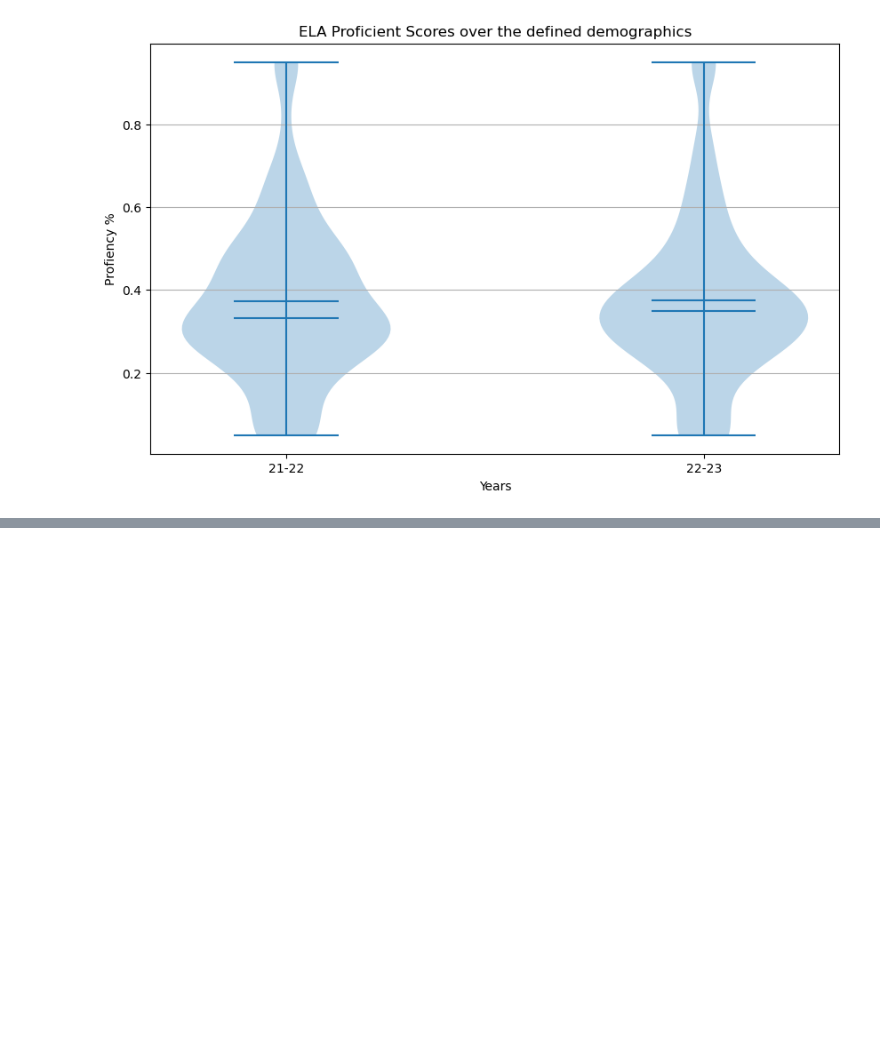
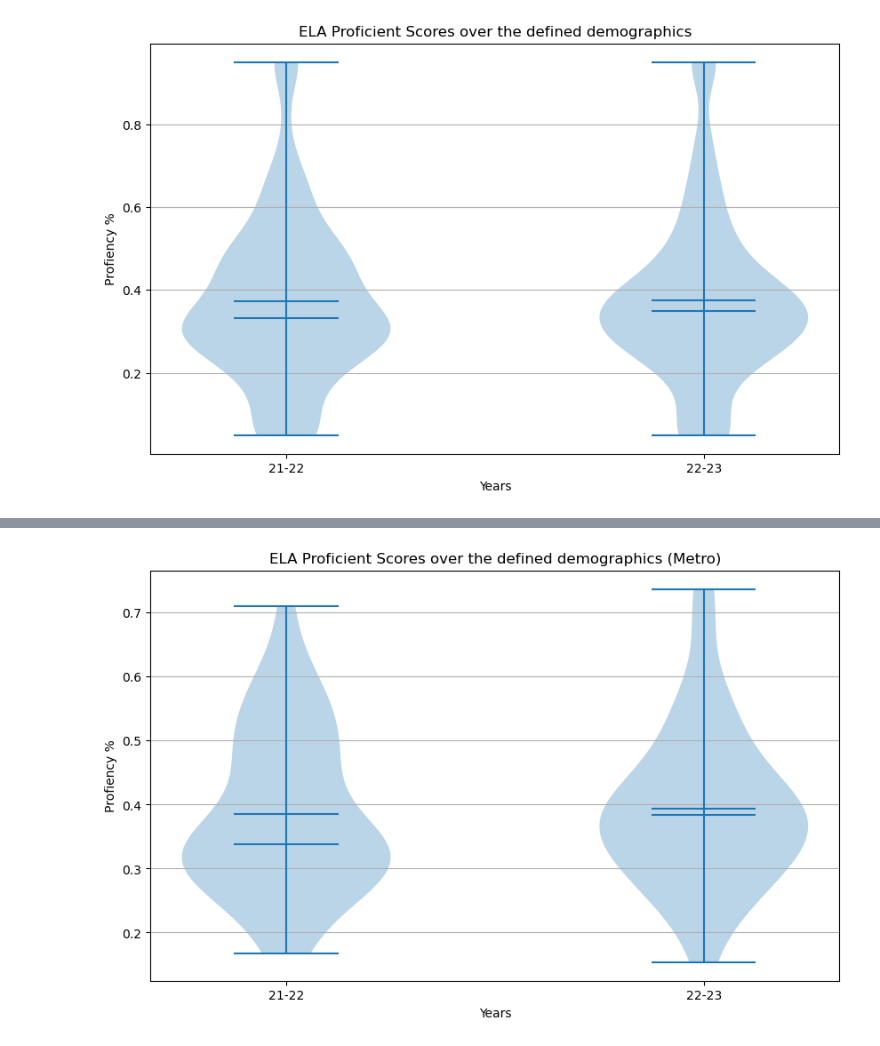
Before and after one commit to RussoLucas/atena, a Jupyter notebook: analysis/overview-ela.ipynb, the cells around one changed output, grey strips where cells are left out. Cells and saved outputs as stored; diff of their text form; code cells hidden in the pictures; blank space fills up the shorter version.

Commit message:
feat: finishing the country-side and metro graphs

```diff
--- a/analysis/overview-ela.ipynb
+++ b/analysis/overview-ela.ipynb
@@ -91,3 +91,14 @@ ax.yaxis.grid(True)
 plt.show()
 # %% [output]
 [figure]
+# %%
+from constants import GROUPS_TO_INCLUDE, METRO
+
+df22_by_groups = df22[df22['Group'].isin(GROUPS_TO_INCLUDE)]
+metro22 = df22_by_groups[df22_by_groups['State or District'].isin(METRO)]
+
+df23_by_groups = df23[df23['Group'].isin(GROUPS_TO_INCLUDE)]
+metro23 = df23_by_groups[df23_by_groups['State or District'].isin(METRO)]
+# %%
+raw_metro_profficiency22 = pd.to_numeric(metro22['ELAProficient']).dropna()
+raw_metro_profficiency23 = pd.to_numeric(metro23['ELAProficient']).dropna()
@@ -93,0 +157,25 @@ plt.show()
+# %%
+import matplotlib.pyplot as plt
+
+data_to_plot22 = raw_metro_profficiency22
+data_to_plot23 = raw_metro_profficiency23
+
+# Create violin plot
+fig, ax = plt.subplots(figsize=(10, 6))
+ax.violinplot([data_to_plot22, data_to_plot23], showmeans=True, showmedians=True)
+
+# Customize plot appearance
+ax.set_title('ELA Proficient Scores over the defined demographics (Metro)')
+ax.set_xlabel('Years')
+ax.set_ylabel('Profiency %')
+
+# Add labels to violin plots
+ax.set_xticks([1,2])
+ax.set_xticklabels(['21-22', '22-23'])
+
+# Add grid lines
+ax.yaxis.grid(True)
+
+plt.show()
+# %% [output]
+[figure, added]
```
Also changed, not shown: parts of 7 cells of this notebook, 3 other files.
